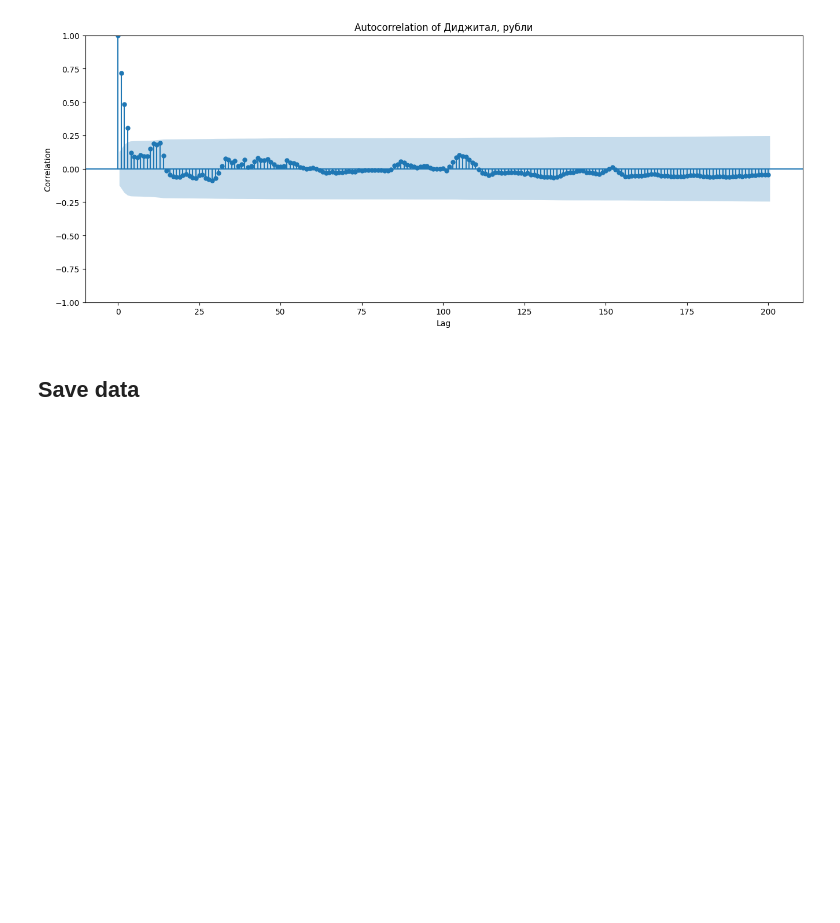
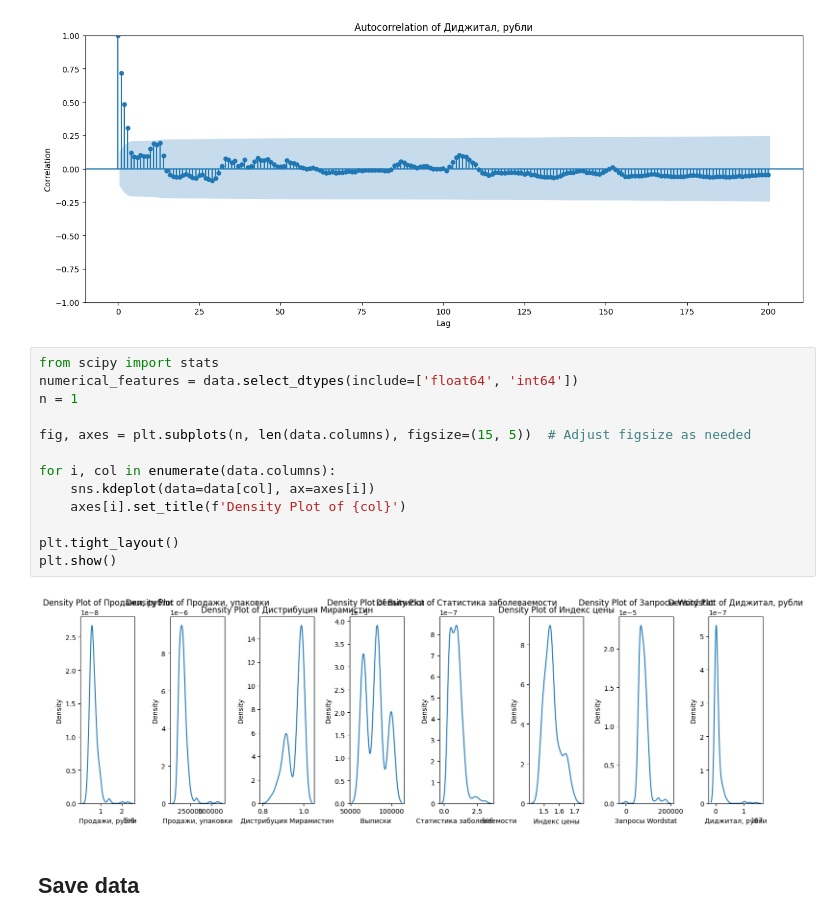
Before and after one commit to eresque/Sales_Modeling, a Jupyter notebook: reseach/research.ipynb, the cells around one changed output. Saved outputs shown, nothing was run; the diff lists cells and outputs as text; blank space fills up the shorter version.

```diff
--- a/reseach/research.ipynb
+++ b/reseach/research.ipynb
@@ -66,6 +66,21 @@ for col in data.select_dtypes(include='number').columns:
 [figure]
 [figure]
 [figure]
+# %%
+from scipy import stats
+numerical_features = data.select_dtypes(include=['float64', 'int64'])
+n = 1
+
+fig, axes = plt.subplots(n, len(data.columns), figsize=(15, 5))  # Adjust figsize as needed
+
+for i, col in enumerate(data.columns):
+    sns.kdeplot(data=data[col], ax=axes[i])
+    axes[i].set_title(f'Density Plot of {col}')
+
+plt.tight_layout()
+plt.show()
+# %% [output]
+[figure, added]
 # %% [markdown]
 ## Save data
 # %%
```
